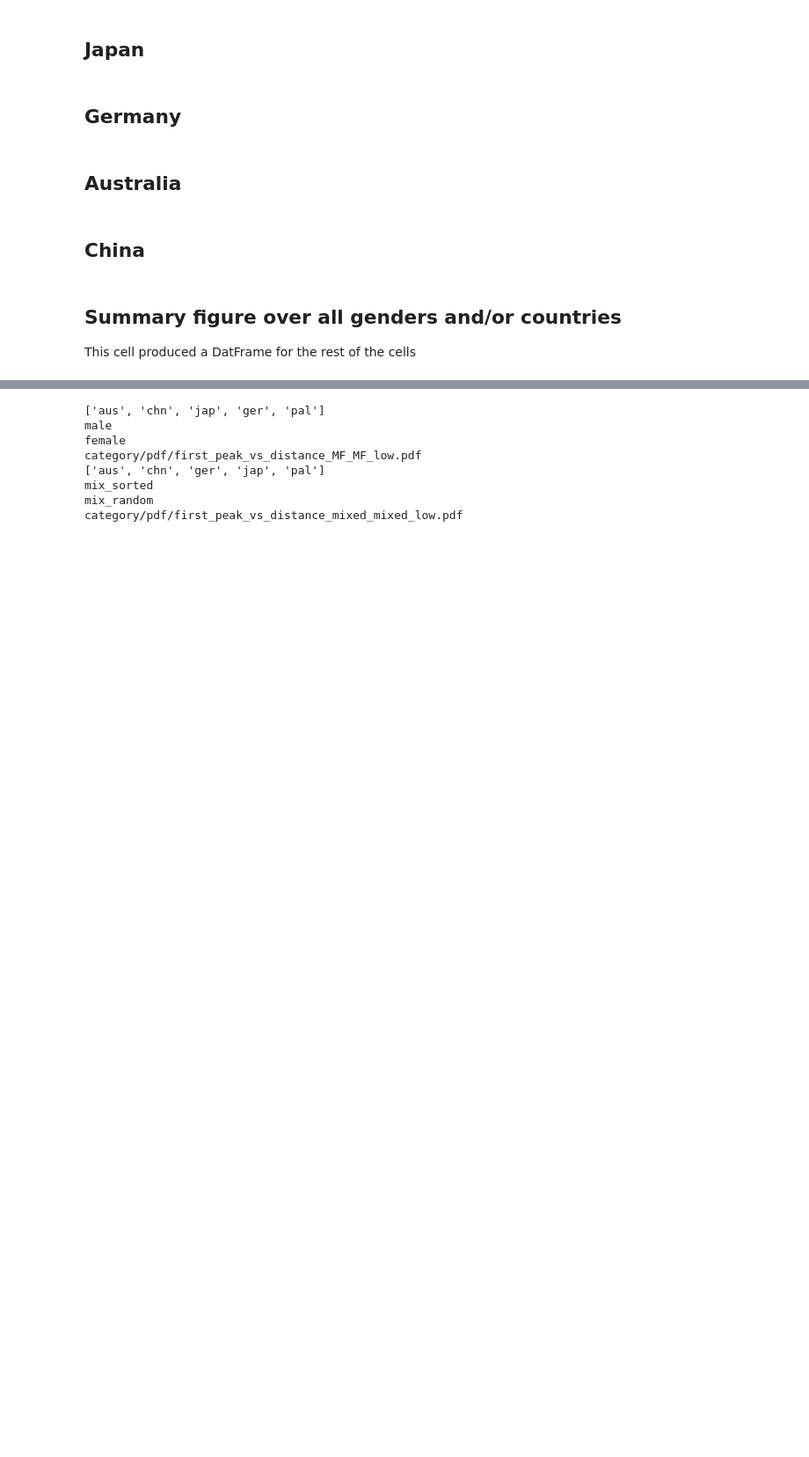
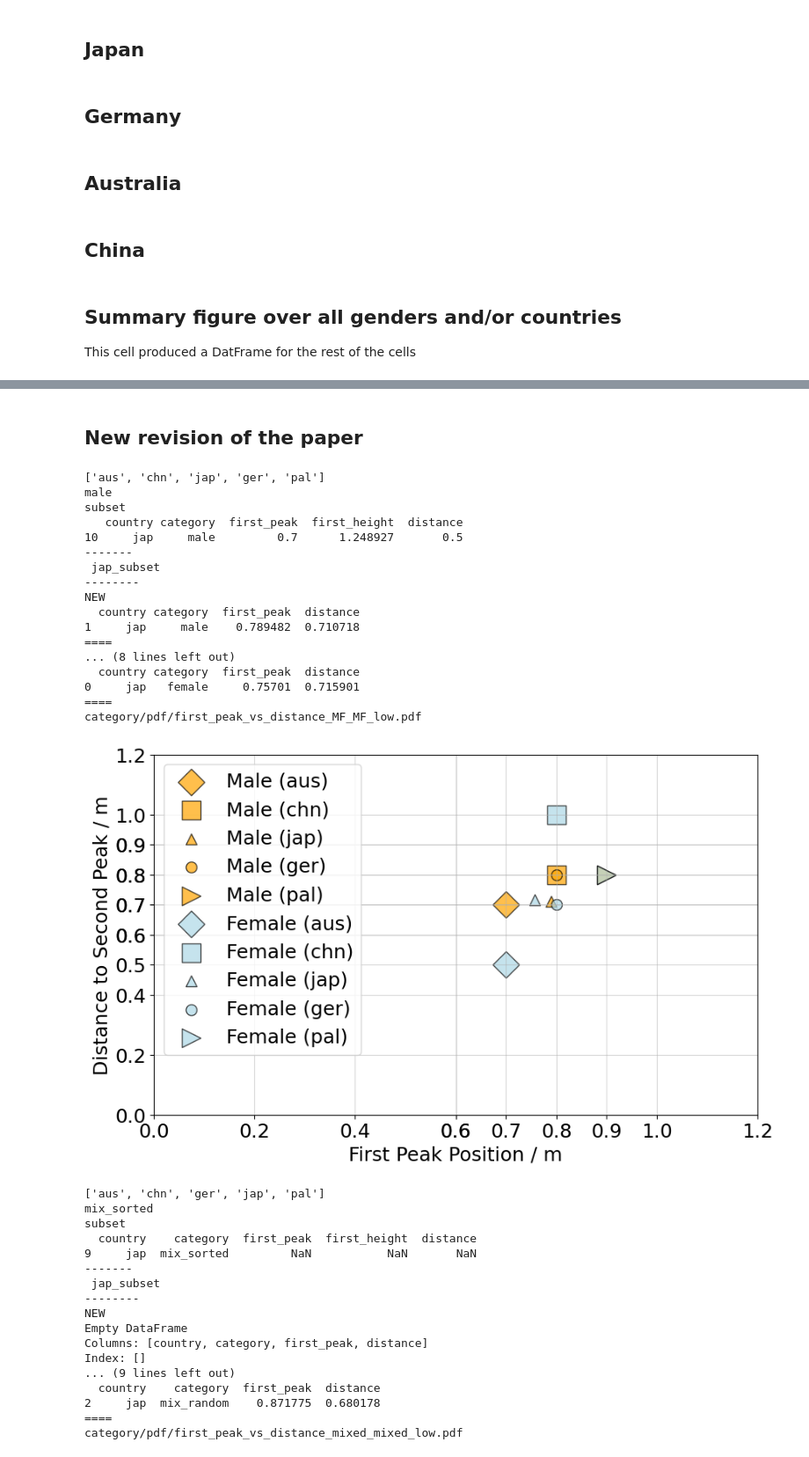
Before and after one commit to PedestrianDynamics/gender-experiments, a Jupyter notebook: notebooks/pair_distance_linear.ipynb, the cells around one changed output, grey strips where cells are left out. Shown at 88% size. Drawn from its saved outputs; the diff is of its cells as text; code cells hidden in the pictures; blank space fills up the shorter version.

Commit message:
Add fitting to jap data
jap data are missing runs with 20 peds. So we need to fit these data.

```diff
--- a/notebooks/pair_distance_linear.ipynb
+++ b/notebooks/pair_distance_linear.ipynb
@@ -933,3 +1160,5 @@ category/pdf/first_peak_vs_distance_female_low.pdf
+# %% [markdown]
+## New revision of the paper
 # %%
 # TODO maybe for japan the average between 16 and 24
 # Define categories
@@ -973,6 +1202,18 @@ def plot_category(categories, plot_name, countries):
             edgecolor = "violet"
         for country, marker in zip(countries, markers):
             subset = df[(df["country"] == country) & (df["category"] == category)]
+
+            if country == 'jap':
+                #Use the fitted data from the cell above.
+                print("subset")
+                print(subset)
+                print("-------\n jap_subset \n--------")
+                jap_subset_category = jap_subset[jap_subset['category']==category]
+                subset = jap_subset_category
+                print("NEW")
+                print(subset)
+                print("====")
+
             if subset.empty or subset.isnull().values.any():
                 continue
             if marker == "o" or marker == "^":
@@ -1011,35 +1252,63 @@ def plot_category(categories, plot_name, countries):
     plt.xlabel("First Peak Position / m", fontsize=18)
     plt.ylabel("Distance to Second Peak / m", fontsize=18)
     plt.legend(fontsize=18, loc="upper left")
     plt.xticks(all_ticks_x)
     plt.yticks(all_ticks_y)
     plt.grid(True, alpha=0.5)
     plt.tick_params(axis="both", which="major", labelsize=18)
     plt.ylim([0, 1.2])
     plt.xlim([0, 1.2])
 
     if high_density:
         figname = f"category/pdf/first_peak_vs_distance_{plot_name}_{plot_name}_high.pdf"
     else:
         figname = f"category/pdf/first_peak_vs_distance_{plot_name}_{plot_name}_low.pdf"
 
     print(figname)
     plt.savefig(figname, dpi=300, bbox_inches="tight")
+    plt.show()
     plt.close()
 
 
 # Generate plots for gender categories (male and female)
 plot_category(gender_categories, "MF", countries=countries)
 
 countries_sorted = ["aus", "chn", "ger", "jap", "pal"]
 # Generate plots for mixed categories (mix_random and mix_sorted)
 plot_category(mixed_categories, "mixed", countries=countries_sorted)
 # %% [output]
 ['aus', 'chn', 'jap', 'ger', 'pal']
 male
-female
+subset
+   country category  first_peak  first_height  distance
+10     jap     male         0.7      1.248927       0.5
+-------
+ jap_subset
+--------
+NEW
+  country category  first_peak  distance
+1     jap     male    0.789482  0.710718
+====
+... (8 lines left out)
+  country category  first_peak  distance
+0     jap   female     0.75701  0.715901
+====
 category/pdf/first_peak_vs_distance_MF_MF_low.pdf
-['aus', 'chn', 'ger', 'jap', 'pal']
-mix_sorted
-mix_random
-category/pdf/first_peak_vs_distance_mixed_mixed_low.pdf
+[figure, added]
+['aus', 'chn', 'ger', 'jap', 'pal']
+mix_sorted
+subset
+  country    category  first_peak  first_height  distance
+9     jap  mix_sorted         NaN           NaN       NaN
+-------
+ jap_subset
+--------
+NEW
+Empty DataFrame
+Columns: [country, category, first_peak, distance]
+Index: []
+... (9 lines left out)
+  country    category  first_peak  distance
+2     jap  mix_random    0.871775  0.680178
+====
+category/pdf/first_peak_vs_distance_mixed_mixed_low.pdf
```
Also changed, not shown: parts of 17 cells of this notebook.
